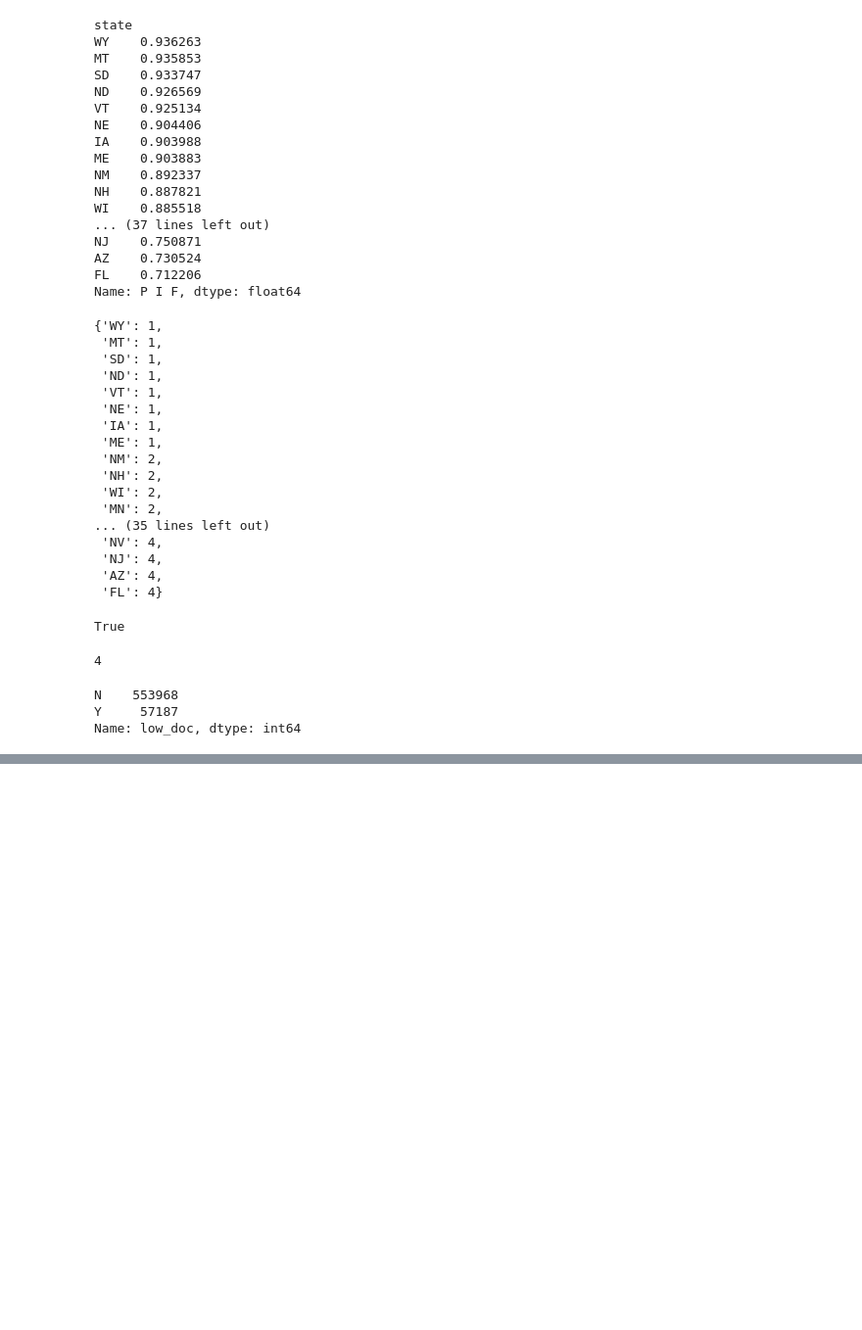
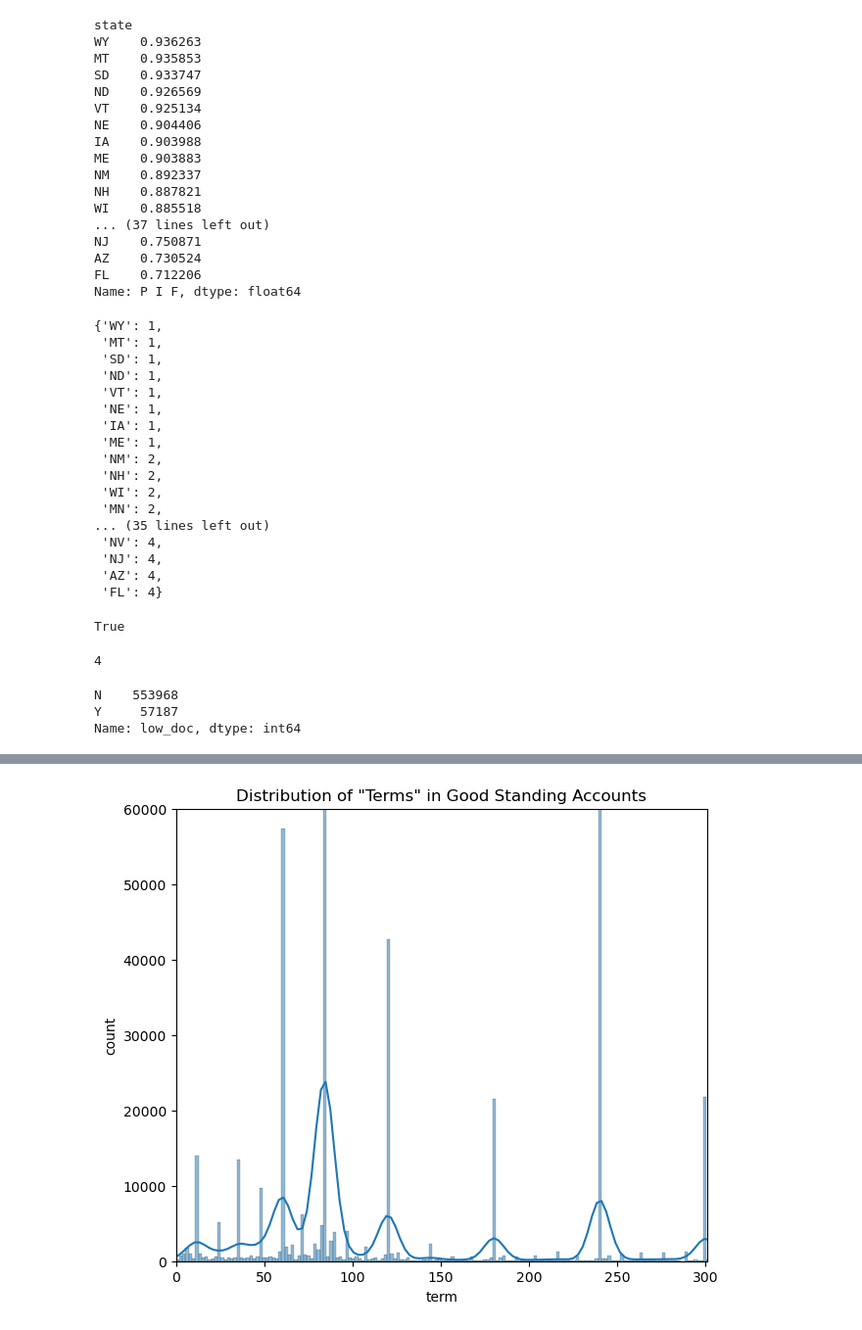
Before and after one commit to brandontnavarrete/SBA-Loan-Approval, a Jupyter notebook: Explore.ipynb, the cells around one changed output, grey strips where cells are left out. Shown: that part at 98% size. Drawn from its saved outputs; the diff is of its cells as text; code cells hidden in the pictures; blank space fills up the shorter version.

```diff
--- a/Explore.ipynb
+++ b/Explore.ipynb
@@ -280,0 +275,2 @@ df.to_csv('modeling_feats.csv')
+# %%
+good = df[df.target == 0]
@@ -280,0 +296,15 @@ df.to_csv('modeling_feats.csv')
+# %%
+plt.figure(figsize=(7,6))
+
+sns.histplot(data=good, x='term',kde = True)
+plt.title('Distribution of "Terms" in Good Standing Accounts')
+plt.xlabel('term')
+plt.ylabel('count')
+
+plt.xlim(0, 301)
+plt.ylim(0, 60000)
+
+
+plt.show()
+# %% [output]
+[figure, added]
```
Also changed, not shown: parts of 22 cells of this notebook, 2 other files.
